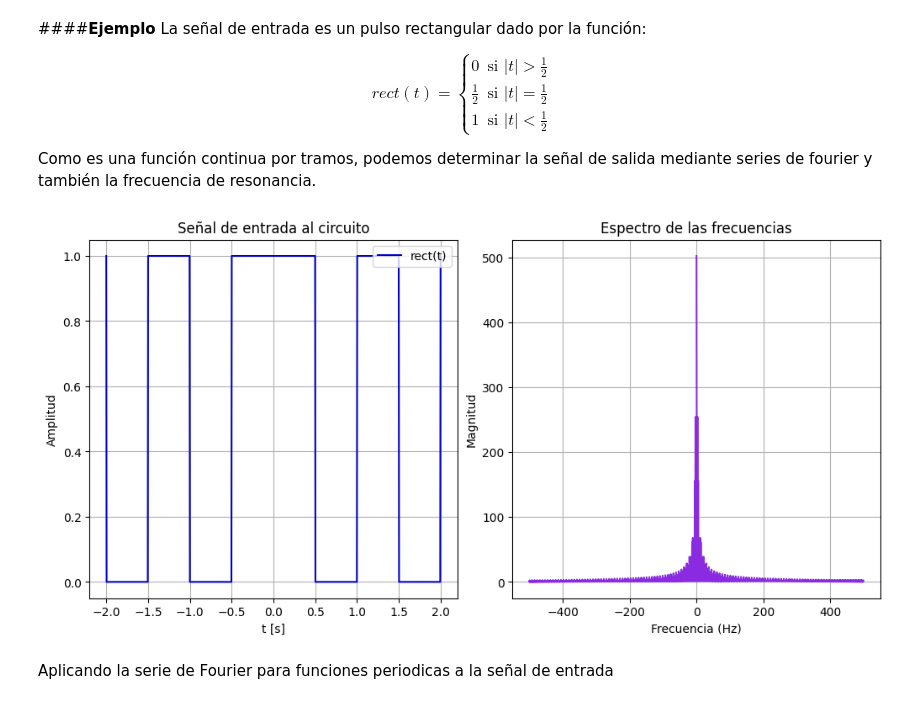
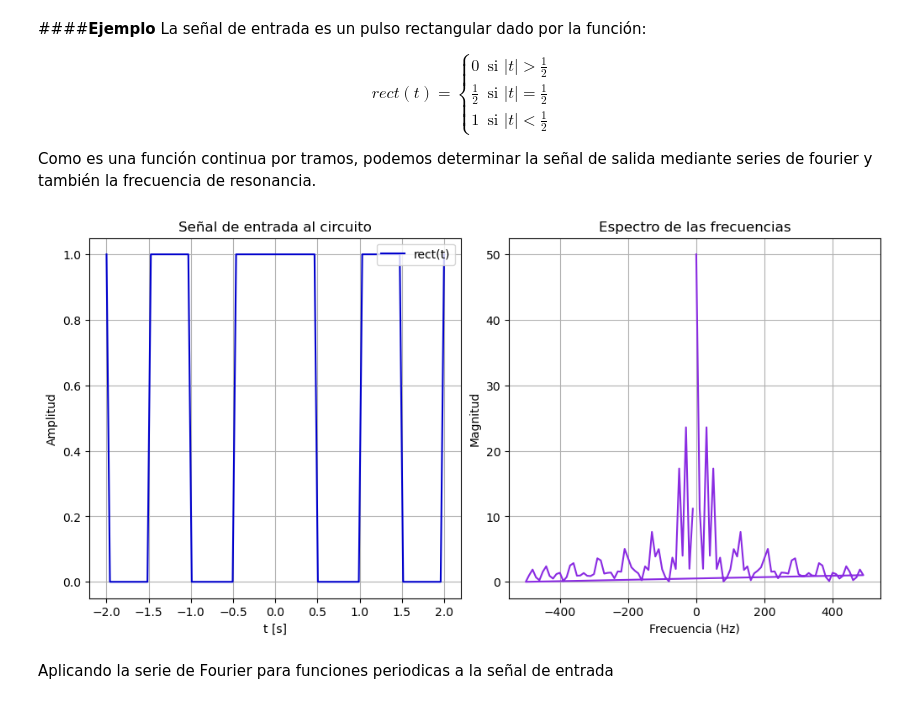
Before and after one commit to hernansalinas/CursoMetodosComputacionales, a Jupyter notebook: Students/Munoz_498/Osciladores_armonicos_con_series_de_Fourier(proyecto_final) (1).ipynb, the cells around one changed output. Saved outputs shown, nothing was run; the diff lists cells and outputs as text; code cells hidden in the pictures.

```diff
--- a/Students/Munoz_498/Osciladores_armonicos_con_series_de_Fourier(proyecto_final) (1).ipynb
+++ b/Students/Munoz_498/Osciladores_armonicos_con_series_de_Fourier(proyecto_final) (1).ipynb
@@ -331,28 +331,28 @@ def rect(t,T):
 # %%
 #@title Figura 3. Análisis señal de entrada del circuito
 #@markdown En este caso la señal de entrada se describe por una función par, en la serie de Fourier an!=0
 
 fig, axs = plt.subplots(1, 2,figsize=(10,5), layout='constrained')
-axs[0].plot(t_f,rect(t_f,1),c="mediumblue",label="rect(t)")
+axs[0].plot(t_ff,rect(t_ff,1),c="mediumblue",label="rect(t)")
 axs[0].set_title("Señal de entrada al circuito")
 axs[0].set_xlabel('t [s]')
 axs[0].set_ylabel('Amplitud')
 axs[0].legend(loc="upper right")
 axs[0].grid(True)
 
 # Transformada de Fourier
 
-t_f= np.linspace(-2,2,1000)
+t_ff= np.linspace(-2,2,100)
 
-fourier = np.fft.fft(rect(t_f,1)) # T = 1
-fre = np.fft.fftfreq(len(t_f),1/1000) # Paso de 1/1000
+fourier = np.fft.fft(rect(t_ff,1)) # T = 1
+fre = np.fft.fftfreq(len(t_ff),1/1000) # Paso de 1/1000
 axs[1].plot(fre, np.abs(fourier),c="blueviolet")
 axs[1].set_title('Espectro de las frecuencias')
 axs[1].set_xlabel('Frecuencia (Hz)')
 axs[1].set_ylabel('Magnitud')
 axs[1].grid(True)
 # %% [output]
-[figure, old version]
+[figure, new version]
 # %% [markdown]
 Aplicando la serie de Fourier para funciones periodicas a la señal de entrada
 # %%
```
Also changed, not shown: parts of 8 cells of this notebook, 16 other files.
